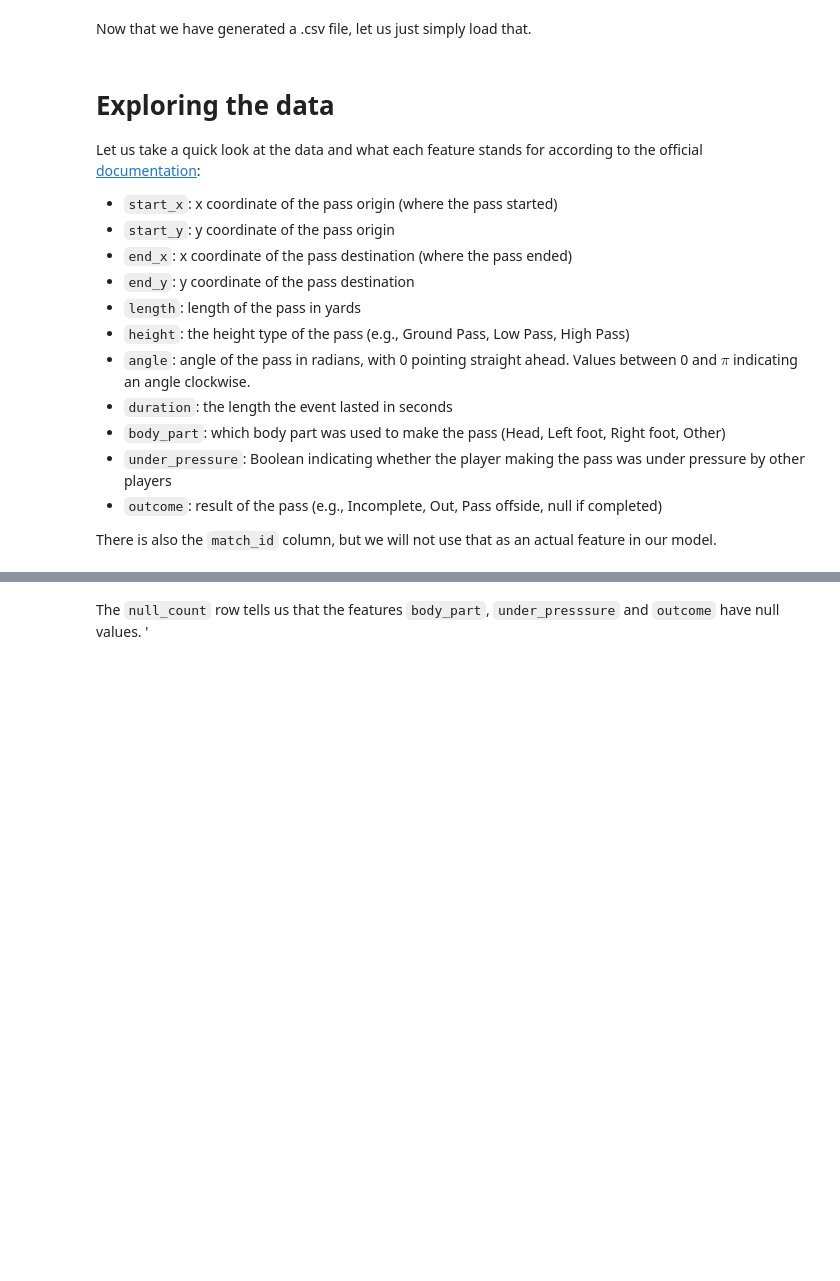
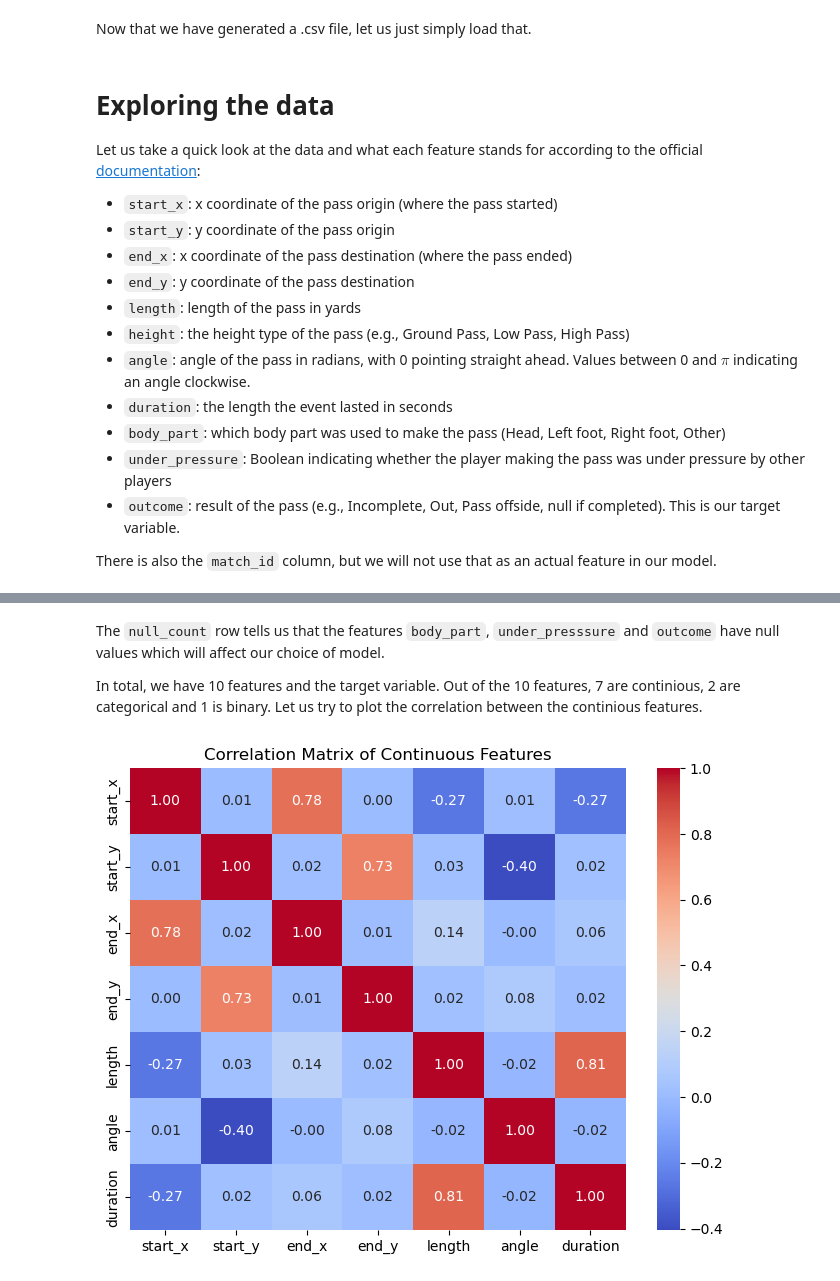
Before and after one commit to yucheng-fu/football_analytics, a Jupyter notebook: 02-analysis/02-analysis.ipynb, the cells around one changed output, grey strips where cells are left out. Drawn from its saved outputs; the diff is of its cells as text; code cells hidden in the pictures; blank space fills up the shorter version.

```diff
--- a/02-analysis/02-analysis.ipynb
+++ b/02-analysis/02-analysis.ipynb
@@ -50,7 +53,7 @@ Let us take a quick look at the data and what each feature stands for according
 - ``duration``: the length the event lasted in seconds
 - ``body_part``: which body part was used to make the pass (Head, Left foot, Right foot, Other)
 - ``under_pressure``: Boolean indicating whether the player making the pass was under pressure by other players
-- ``outcome``: result of the pass (e.g., Incomplete, Out, Pass offside, null if completed)
+- ``outcome``: result of the pass (e.g., Incomplete, Out, Pass offside, null if completed). This is our target variable.
 
 There is also the ``match_id`` column, but we will not use that as an actual feature in our model.
 # %%
@@ -69,4 +72,18 @@ shape: (9, 13)
 | "75%" | 7580.0 | 80.0 | 61.0 | 87.0 | 61.0 | 27.018513 | null | 1.2490457 | 1.84 | null | ... |
 | "max" | 8658.0 | 120.0 | 80.0 | 120.0 | 80.0 | 108.66922 | "Low Pass" | 3.1415927 | 8.56 | "Right Foot" | ... |
 # %% [markdown]
-The ``null_count`` row tells us that the features ``body_part``, ``under_presssure`` and ``outcome`` have null values. '
+The ``null_count`` row tells us that the features ``body_part``, ``under_presssure`` and ``outcome`` have null values which will affect our choice of model.
+
+In total, we have 10 features and the target variable. Out of the 10 features, 7 are continious, 2 are categorical and 1 is binary. Let us try to plot the correlation between the continious features.
+# %%
+# Compute correlation matrix for continuous features in passes_df
+continuous_cols = ["start_x", "start_y", "end_x", "end_y", "length", "angle", "duration"]
+corr_matrix = passes_df.select(continuous_cols).to_pandas().corr()
+
+
+plt.figure(figsize=(8, 6))
+sns.heatmap(corr_matrix, annot=True, cmap="coolwarm", fmt=".2f")
+plt.title("Correlation Matrix of Continuous Features")
+plt.show()
+# %% [output]
+[figure, added]
```
Also changed, not shown: parts of 2 cells of this notebook.
